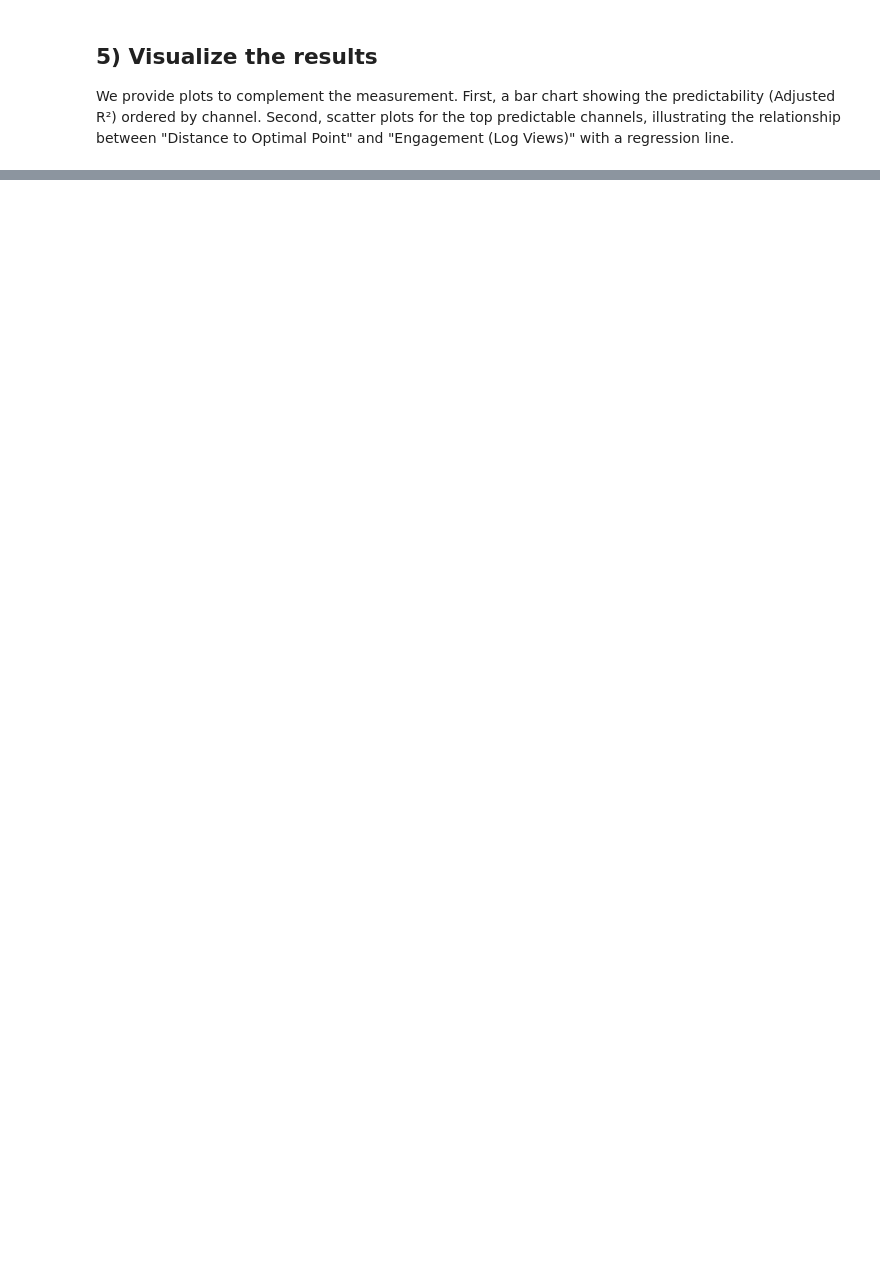
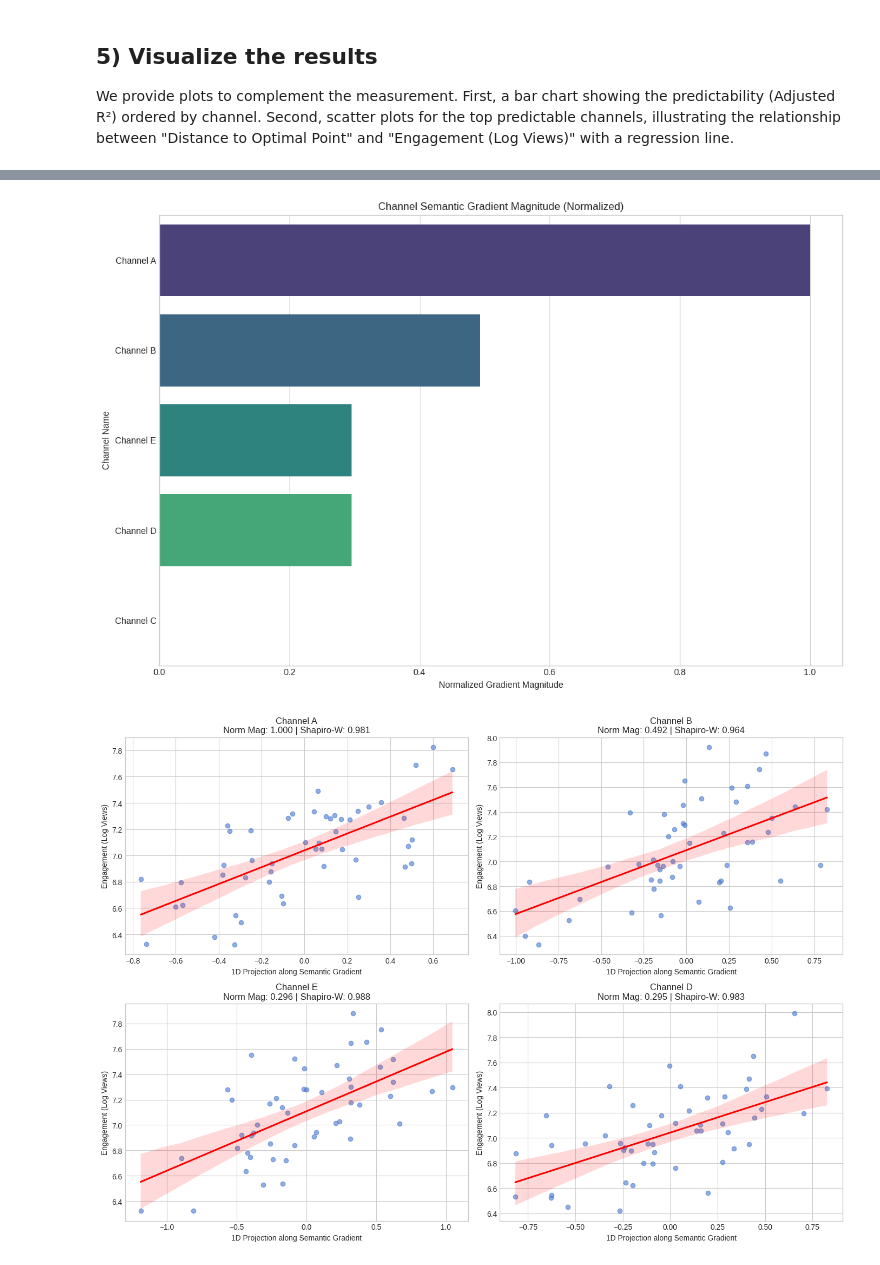
Before and after one commit to sanmquin/AI, a Jupyter notebook: src/Graphiko/4.Semantic-Engagement.ipynb, the cells around one changed output, grey strips where cells are left out. Saved outputs shown, nothing was run; the diff lists cells and outputs as text; code cells hidden in the pictures; blank space fills up the shorter version.

```diff
--- a/src/Graphiko/4.Semantic-Engagement.ipynb
+++ b/src/Graphiko/4.Semantic-Engagement.ipynb
@@ -256,0 +303,44 @@ Passing `palette` without assigning `hue` is deprecated and will be removed in v
+# %%
+if not df.empty and 'metrics_df' in locals() and not metrics_df.empty and 'gradient_magnitude_normalized' in metrics_df.columns:
+    # 1. Bar chart of Normalized Gradient Magnitude
+    plt.figure(figsize=(12, 8))
+    # Note: hue assigned to y to suppress seaborn warning
+    sns.barplot(data=metrics_df, x='gradient_magnitude_normalized', y='channel_name', hue='channel_name', palette='viridis', legend=False)
+    plt.title('Channel Semantic Gradient Magnitude (Normalized)')
+    plt.xlabel('Normalized Gradient Magnitude')
+    plt.ylabel('Channel Name')
+    plt.tight_layout()
+    plt.show()
+
+    # 2. Scatter plots for top representative channels (by gradient magnitude)
+    top_channels = metrics_df['channel_name'].head(4).tolist()
+
+    fig, axes = plt.subplots(2, 2, figsize=(14, 10))
+    axes = axes.flatten()
+
+    for i, channel_name in enumerate(top_channels):
+        if i >= 4:
+            break
+        ax = axes[i]
+        channel_data = df[df['channel_name'] == channel_name]
+
+        sns.regplot(
+            data=channel_data,
+            x='gradient_projection',
+            y='log_views',
+            ax=ax,
+            scatter_kws={'alpha':0.6},
+            line_kws={'color':'red'}
+        )
+        norm_mag = metrics_df.loc[metrics_df['channel_name'] == channel_name, 'gradient_magnitude_normalized'].values[0]
+        shapiro_w = metrics_df.loc[metrics_df['channel_name'] == channel_name, 'normality_shapiro_w'].values[0]
+
+        ax.set_title(f'{channel_name}\nNorm Mag: {norm_mag:.3f} | Shapiro-W: {shapiro_w:.3f}')
+        ax.set_xlabel('1D Projection along Semantic Gradient')
+        ax.set_ylabel('Engagement (Log Views)')
+
+    plt.tight_layout()
+    plt.show()
+# %% [output]
+[figure, added]
+[figure, added]
```
Also changed, not shown: parts of 6 cells of this notebook.
